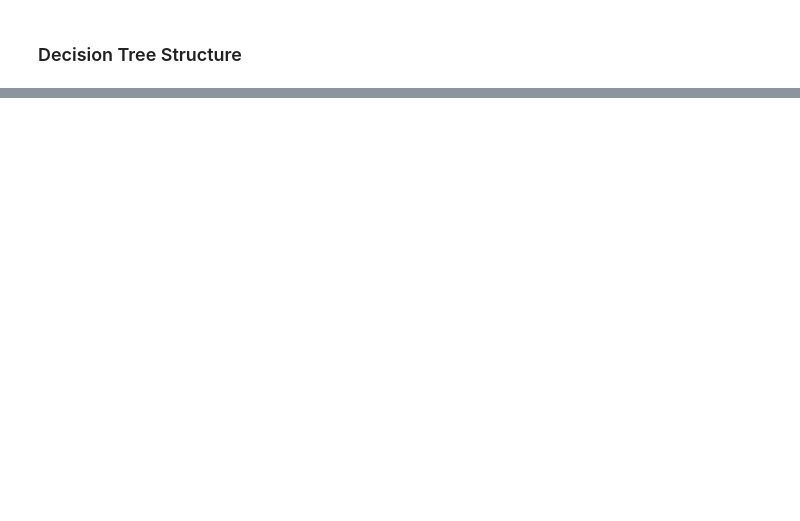
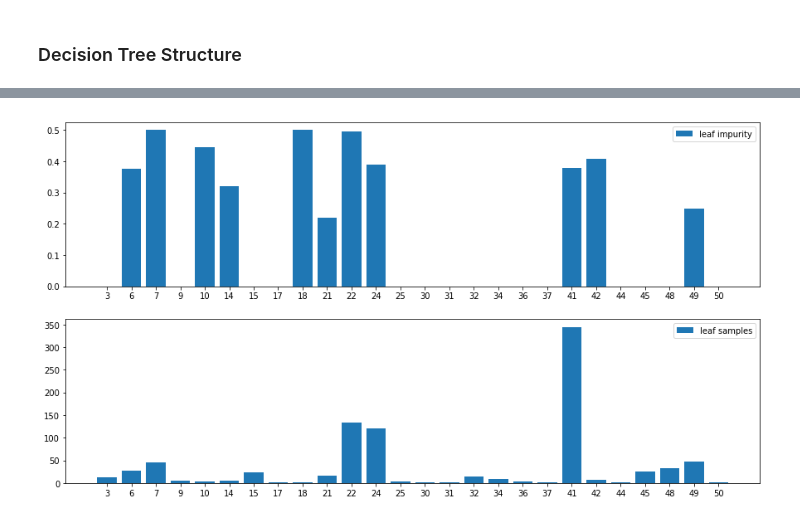
Before and after one commit to tlapusan/woodpecker, a Jupyter notebook: notebooks/DecisionTreeStructure.ipynb, the cells around one changed output, grey strips where cells are left out. Saved outputs shown, nothing was run; the diff lists cells and outputs as text; code cells hidden in the pictures; blank space fills up the shorter version.

```diff
--- a/notebooks/DecisionTreeStructure.ipynb
+++ b/notebooks/DecisionTreeStructure.ipynb
@@ -122,0 +146,9 @@ Name: 10, dtype: float64
+# %%
+plt.figure(figsize=(15,8))
+plt.subplot(2,1,1)
+dts.show_leaf_impurity()
+
+plt.subplot(2,1,2)
+dts.show_leaf_samples()
+# %% [output]
+[figure, added]
```
Also changed, not shown: parts of 11 cells of this notebook, 1 other file.
